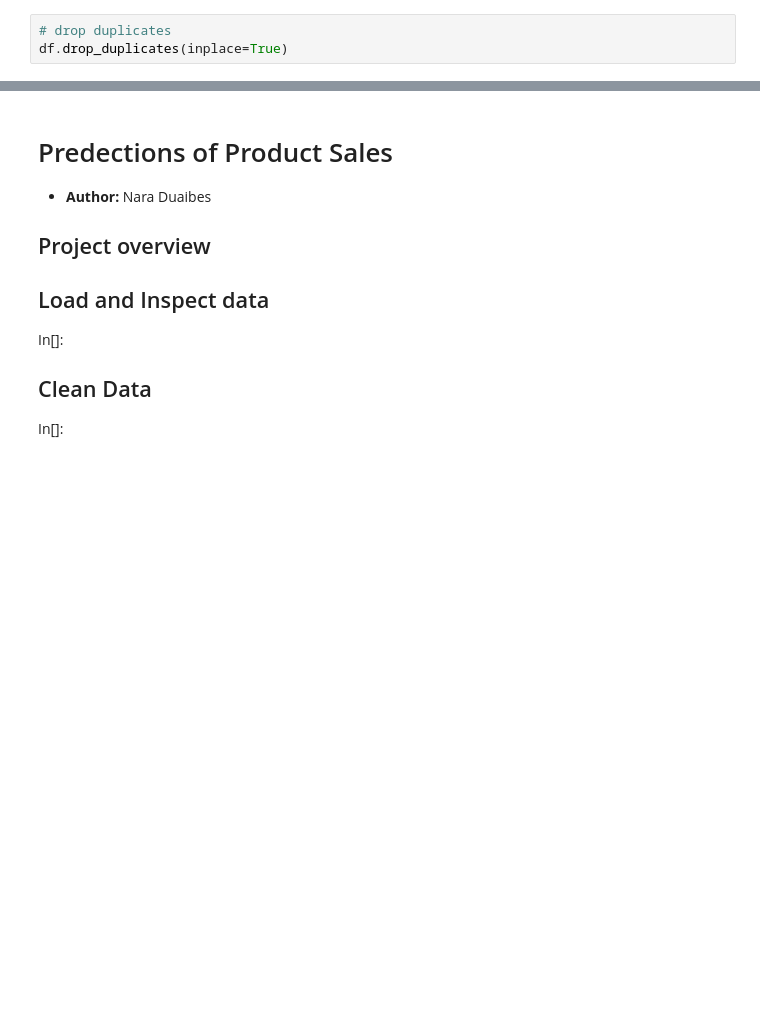
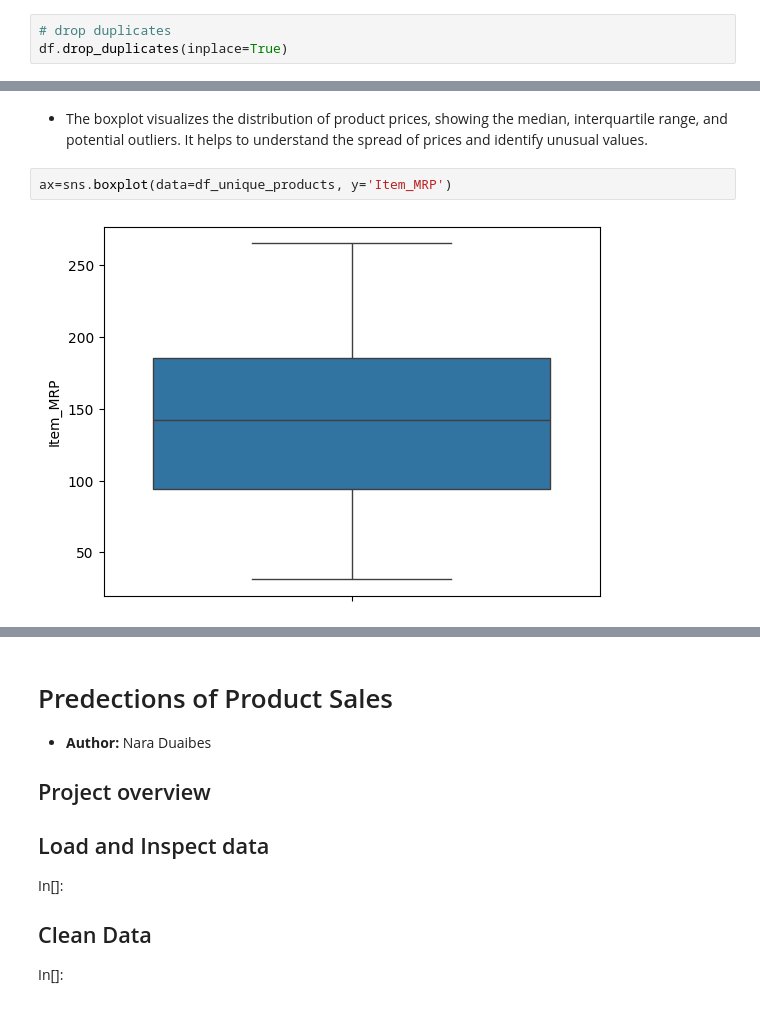
Before and after one commit to NaraDaibes/Predictions-Of-Product-Sales, a Jupyter notebook: project1.ipynb, the cells around one changed output, grey strips where cells are left out. Drawn from its saved outputs; the diff is of its cells as text; blank space fills up the shorter version.

```diff
--- a/project1.ipynb
+++ b/project1.ipynb
@@ -62,0 +217,6 @@ df.shape
+# %% [markdown]
+* The boxplot visualizes the distribution of product prices, showing the median, interquartile range, and potential outliers. It helps to understand the spread of prices and identify unusual values.
+# %%
+ax=sns.boxplot(data=df_unique_products, y='Item_MRP')
+# %% [output]
+[figure, added]
```
Also changed, not shown: parts of 30 cells of this notebook.
